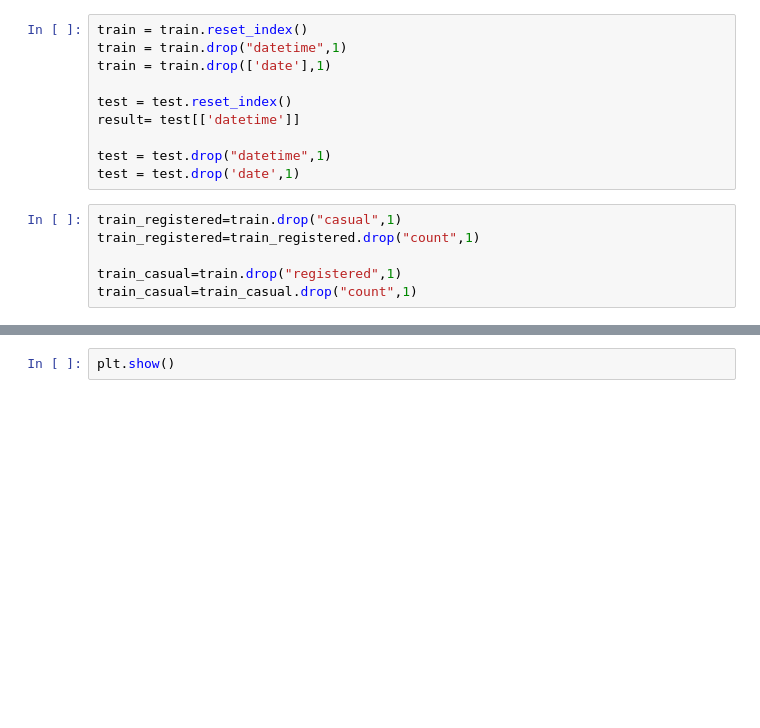
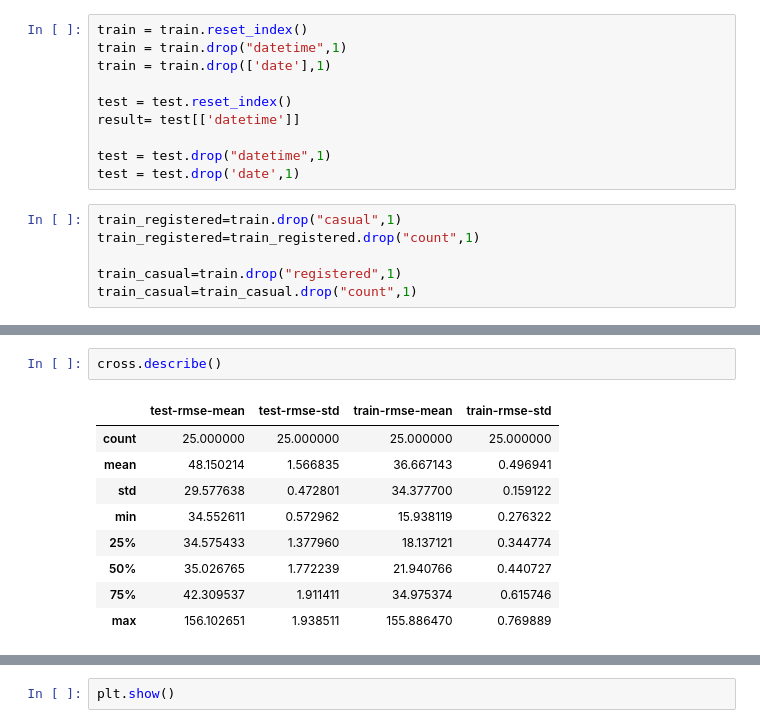
Before and after one commit to Fischmaa/projetspe, a Jupyter notebook: bikeshare/XGBoost_registered_casual.ipynb, the cells around one changed output, grey strips where cells are left out. Cells and saved outputs as stored; diff of their text form; blank space fills up the shorter version.

```diff
--- a/bikeshare/XGBoost_registered_casual.ipynb
+++ b/bikeshare/XGBoost_registered_casual.ipynb
@@ -120,0 +163,12 @@ Index(['season', 'holiday', 'workingday', 'weather', 'temp', 'atemp',
+# %%
+cross.describe()
+# %% [output]
+|  | test-rmse-mean | test-rmse-std | train-rmse-mean | train-rmse-std |
+| count | 25.000000 | 25.000000 | 25.000000 | 25.000000 |
+| mean | 48.150214 | 1.566835 | 36.667143 | 0.496941 |
+| std | 29.577638 | 0.472801 | 34.377700 | 0.159122 |
+| min | 34.552611 | 0.572962 | 15.938119 | 0.276322 |
+| 25% | 34.575433 | 1.377960 | 18.137121 | 0.344774 |
+| 50% | 35.026765 | 1.772239 | 21.940766 | 0.440727 |
+| 75% | 42.309537 | 1.911411 | 34.975374 | 0.615746 |
+| max | 156.102651 | 1.938511 | 155.886470 | 0.769889 |
```
Also changed, not shown: parts of 16 cells of this notebook, 5 other files.
